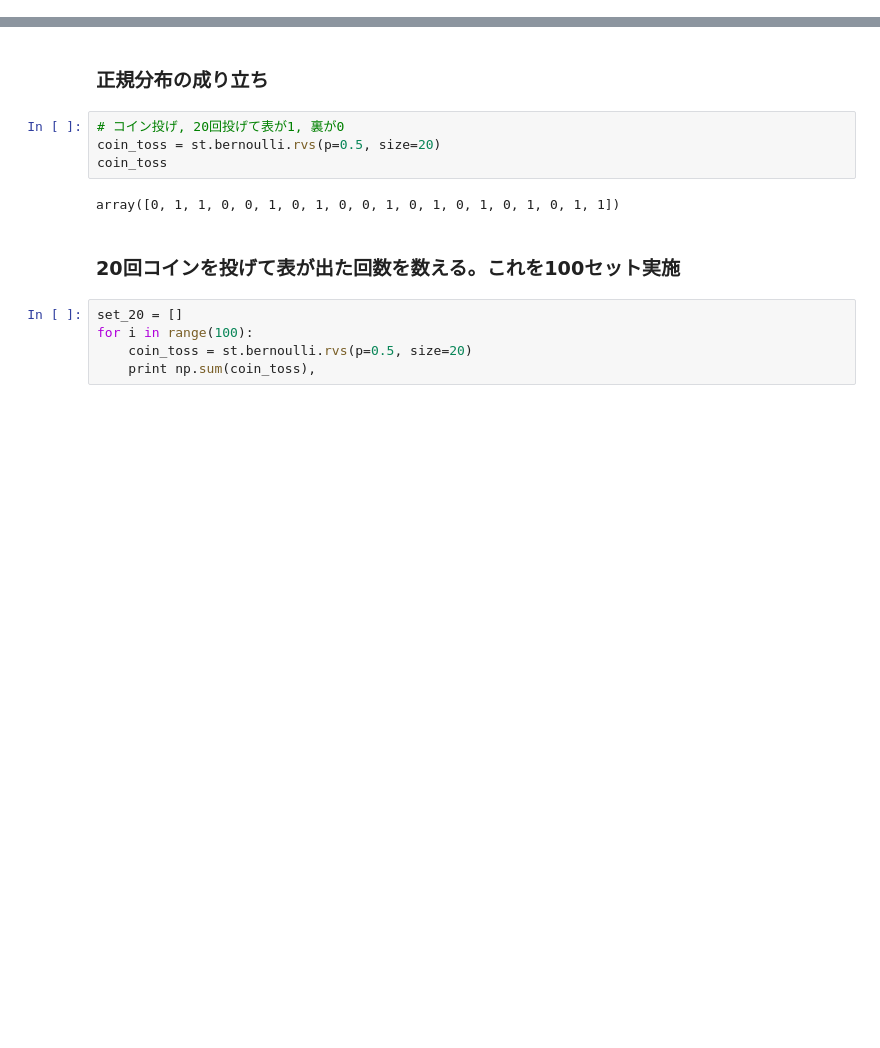
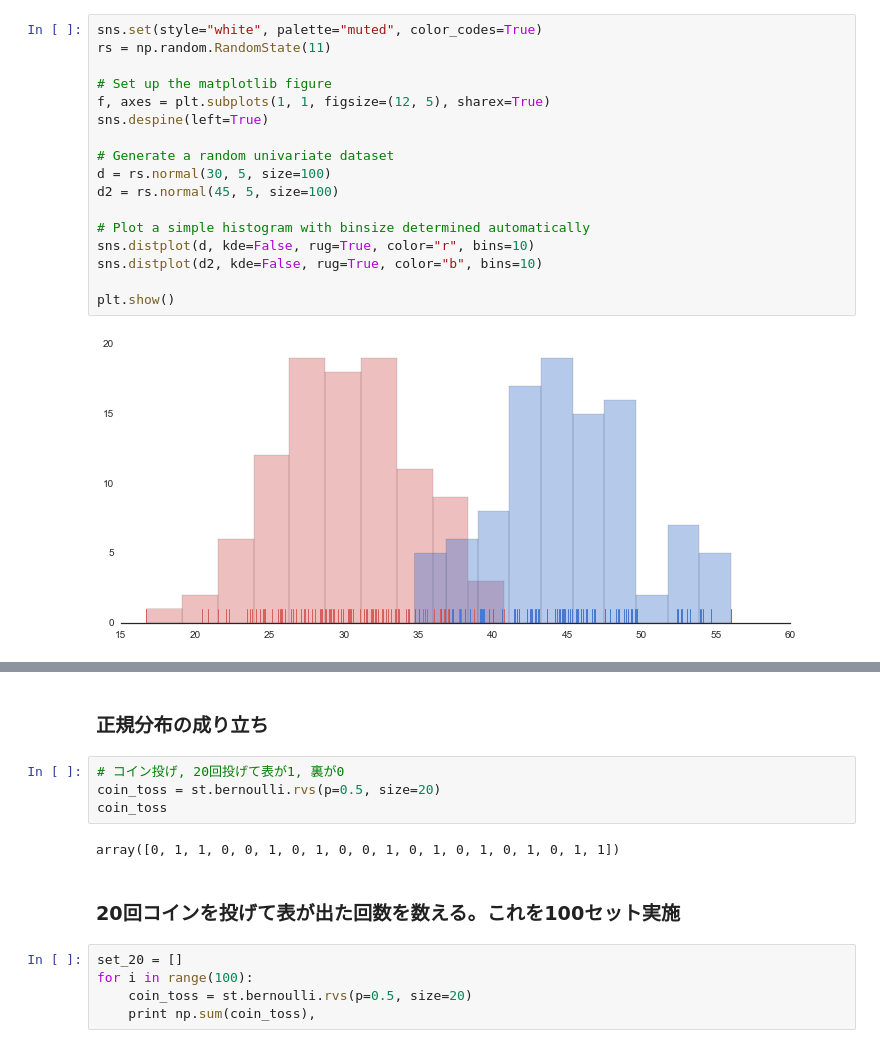
Before and after one commit to matsuken92/Qiita_Contents, a Jupyter notebook: statistics_lecture/Demonstration.ipynb, the cells around one changed output, grey strips where cells are left out. Cells and saved outputs as stored; diff of their text form; blank space fills up the shorter version.

```diff
--- a/statistics_lecture/Demonstration.ipynb
+++ b/statistics_lecture/Demonstration.ipynb
@@ -18,0 +51,19 @@ sns.set(style="white", palette="muted", color_codes=True)
+# %%
+sns.set(style="white", palette="muted", color_codes=True)
+rs = np.random.RandomState(11)
+
+# Set up the matplotlib figure
+f, axes = plt.subplots(1, 1, figsize=(12, 5), sharex=True)
+sns.despine(left=True)
+
+# Generate a random univariate dataset
+d = rs.normal(30, 5, size=100)
+d2 = rs.normal(45, 5, size=100)
+
+# Plot a simple histogram with binsize determined automatically
+sns.distplot(d, kde=False, rug=True, color="r", bins=10)
+sns.distplot(d2, kde=False, rug=True, color="b", bins=10)
+
+plt.show()
+# %% [output]
+[figure, added]
```
Also changed, not shown: parts of 16 cells of this notebook.
